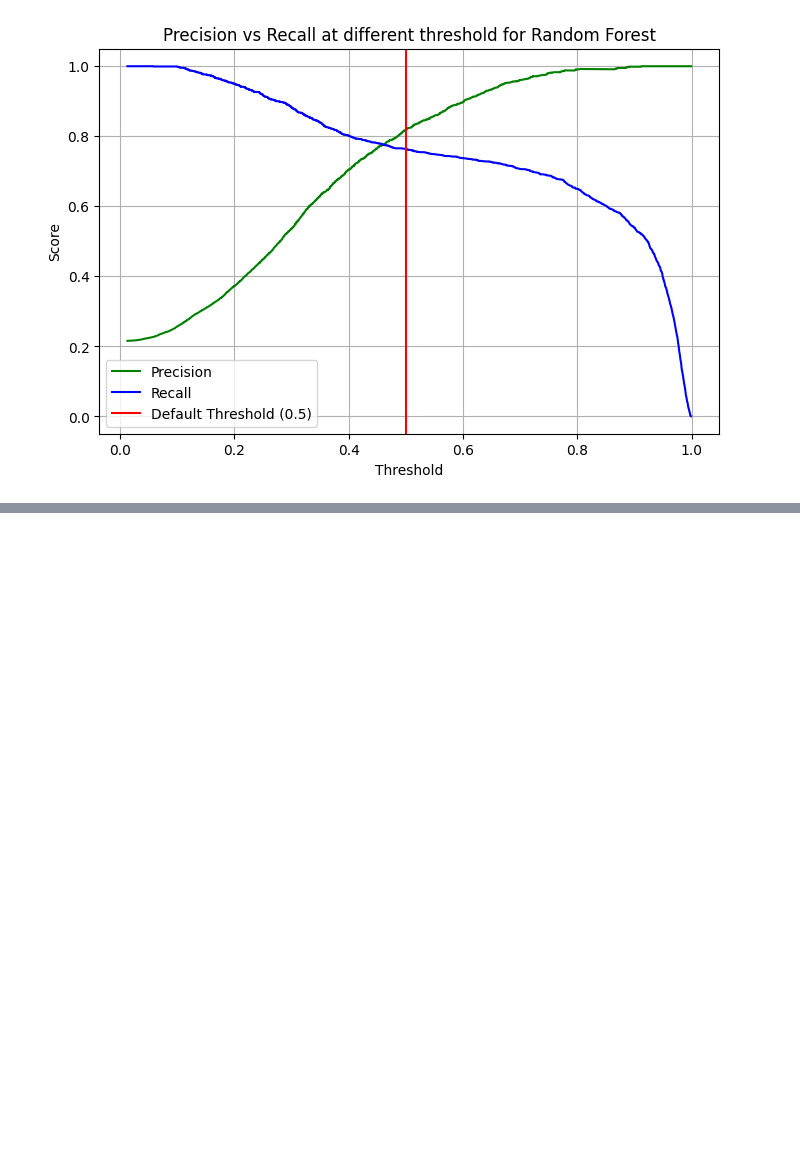
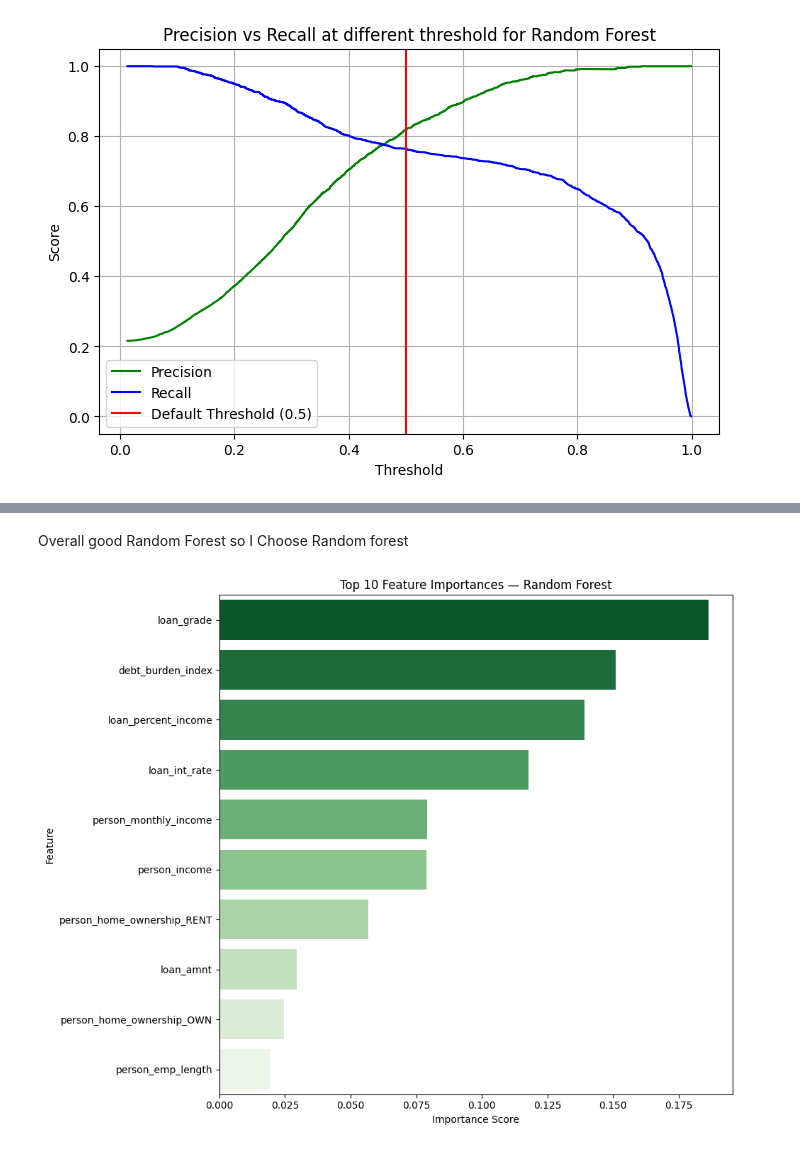
Before and after one commit to Md-Maruf-1727/loan-risk-analysis-xai, a Jupyter notebook: Notebooks/04_model_training.ipynb, the cells around one changed output, grey strips where cells are left out. Cells and saved outputs as stored; diff of their text form; code cells hidden in the pictures; blank space fills up the shorter version.

```diff
--- a/Notebooks/04_model_training.ipynb
+++ b/Notebooks/04_model_training.ipynb
@@ -407,0 +436,24 @@ plt.show()
+# %% [markdown]
+Overall good Random Forest so I Choose Random forest
+# %%
+best_rf = rf_model.best_estimator_.named_steps['model']
+
+feature_df = pd.DataFrame({
+    'Feature' : x.columns,
+    'Importance' : best_rf.feature_importances_
+}).sort_values(by='Importance', ascending=False)
+
+plt.figure(figsize=(10, 8))
+sns.barplot(
+    data = feature_df.head(10),
+    x='Importance',
+    y='Feature',
+    palette='Greens_r'
+)
+plt.title('Top 10 Feature Importances — Random Forest')
+plt.xlabel('Importance Score')
+plt.ylabel('Feature')
+plt.tight_layout()
+plt.show()
+# %% [output]
+[figure, added]
```
Also changed, not shown: parts of 10 cells of this notebook, 2 other files.
